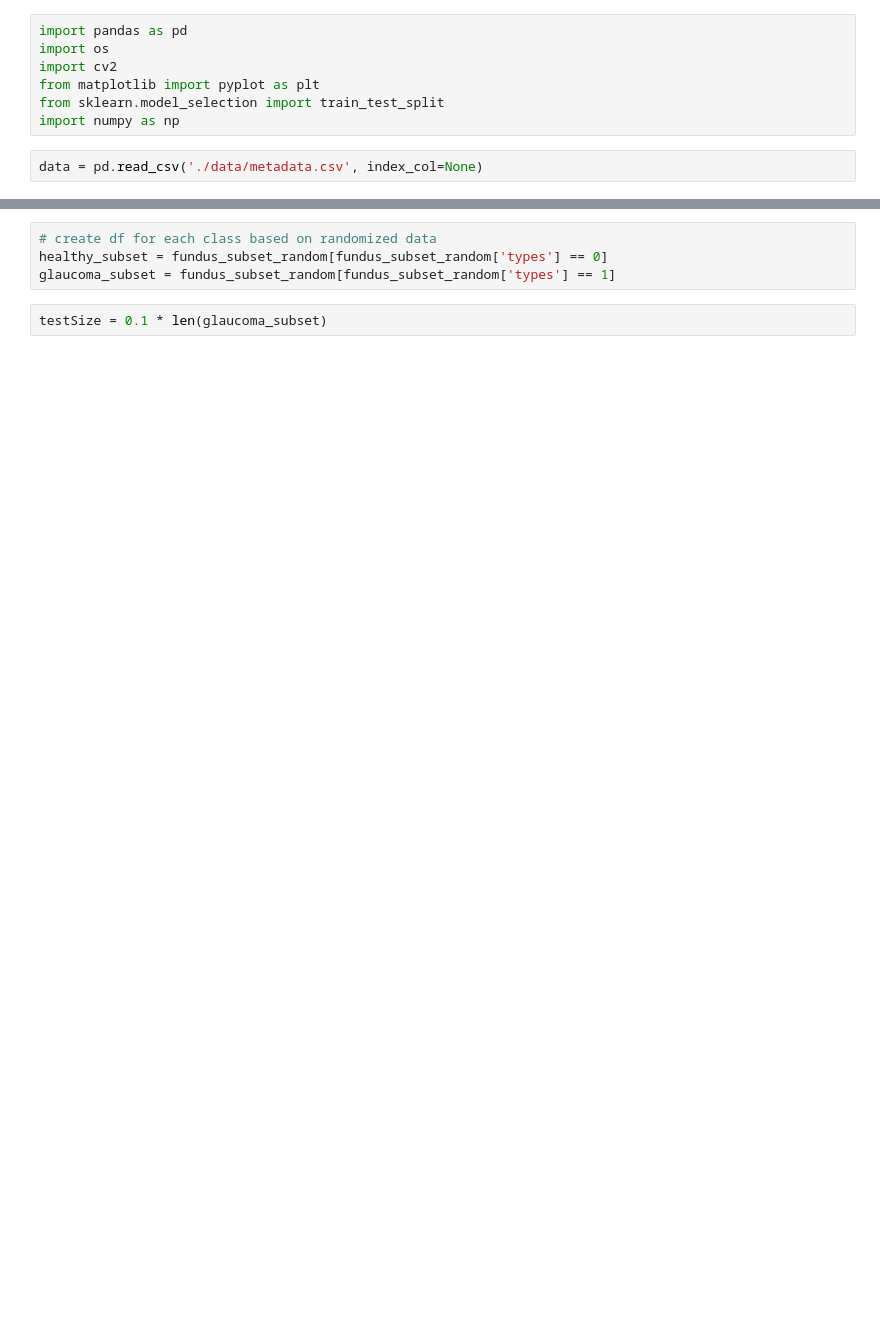
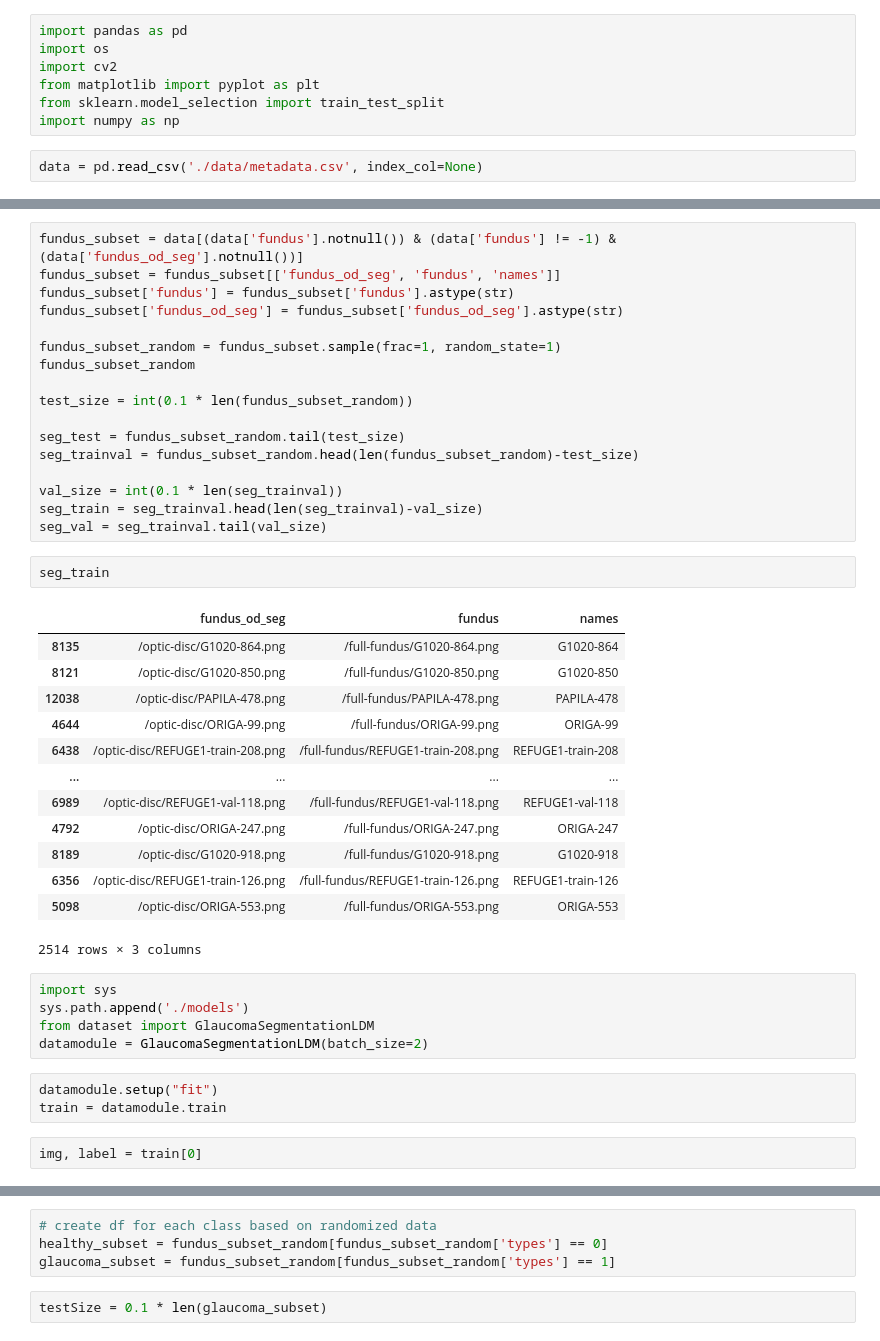
Before and after one commit to mrmapa/GlaucomaDetectionBenchmarking, a Jupyter notebook: Data Exploration.ipynb, the cells around one changed output, grey strips where cells are left out. Saved outputs shown, nothing was run; the diff lists cells and outputs as text; blank space fills up the shorter version.

```diff
--- a/Data Exploration.ipynb
+++ b/Data Exploration.ipynb
@@ -9,0 +20,43 @@ data = pd.read_csv('./data/metadata.csv', index_col=None)
+# %%
+fundus_subset = data[(data['fundus'].notnull()) & (data['fundus'] != -1) & (data['fundus_od_seg'].notnull())]
+fundus_subset = fundus_subset[['fundus_od_seg', 'fundus', 'names']]
+fundus_subset['fundus'] = fundus_subset['fundus'].astype(str)
+fundus_subset['fundus_od_seg'] = fundus_subset['fundus_od_seg'].astype(str)
+
+fundus_subset_random = fundus_subset.sample(frac=1, random_state=1)
+fundus_subset_random
+
+test_size = int(0.1 * len(fundus_subset_random))
+
+seg_test = fundus_subset_random.tail(test_size)
+seg_trainval = fundus_subset_random.head(len(fundus_subset_random)-test_size)
+
+val_size = int(0.1 * len(seg_trainval))
+seg_train = seg_trainval.head(len(seg_trainval)-val_size)
+seg_val = seg_trainval.tail(val_size)
+# %%
+seg_train
+# %% [output]
+|  | fundus_od_seg | fundus | names |
+| 8135 | /optic-disc/G1020-864.png | /full-fundus/G1020-864.png | G1020-864 |
+| 8121 | /optic-disc/G1020-850.png | /full-fundus/G1020-850.png | G1020-850 |
+| 12038 | /optic-disc/PAPILA-478.png | /full-fundus/PAPILA-478.png | PAPILA-478 |
+| 4644 | /optic-disc/ORIGA-99.png | /full-fundus/ORIGA-99.png | ORIGA-99 |
+| 6438 | /optic-disc/REFUGE1-train-208.png | /full-fundus/REFUGE1-train-208.png | REFUGE1-train-208 |
+| ... | ... | ... | ... |
+| 6989 | /optic-disc/REFUGE1-val-118.png | /full-fundus/REFUGE1-val-118.png | REFUGE1-val-118 |
+| 4792 | /optic-disc/ORIGA-247.png | /full-fundus/ORIGA-247.png | ORIGA-247 |
+| 8189 | /optic-disc/G1020-918.png | /full-fundus/G1020-918.png | G1020-918 |
+| 6356 | /optic-disc/REFUGE1-train-126.png | /full-fundus/REFUGE1-train-126.png | REFUGE1-train-126 |
+| 5098 | /optic-disc/ORIGA-553.png | /full-fundus/ORIGA-553.png | ORIGA-553 |
+2514 rows × 3 columns
+# %%
+import sys
+sys.path.append('./models')
+from dataset import GlaucomaSegmentationLDM
+datamodule = GlaucomaSegmentationLDM(batch_size=2)
+# %%
+datamodule.setup("fit")
+train = datamodule.train
+# %%
+img, label = train[0]
```
Also changed, not shown: parts of 23 cells of this notebook, 10 other files.
